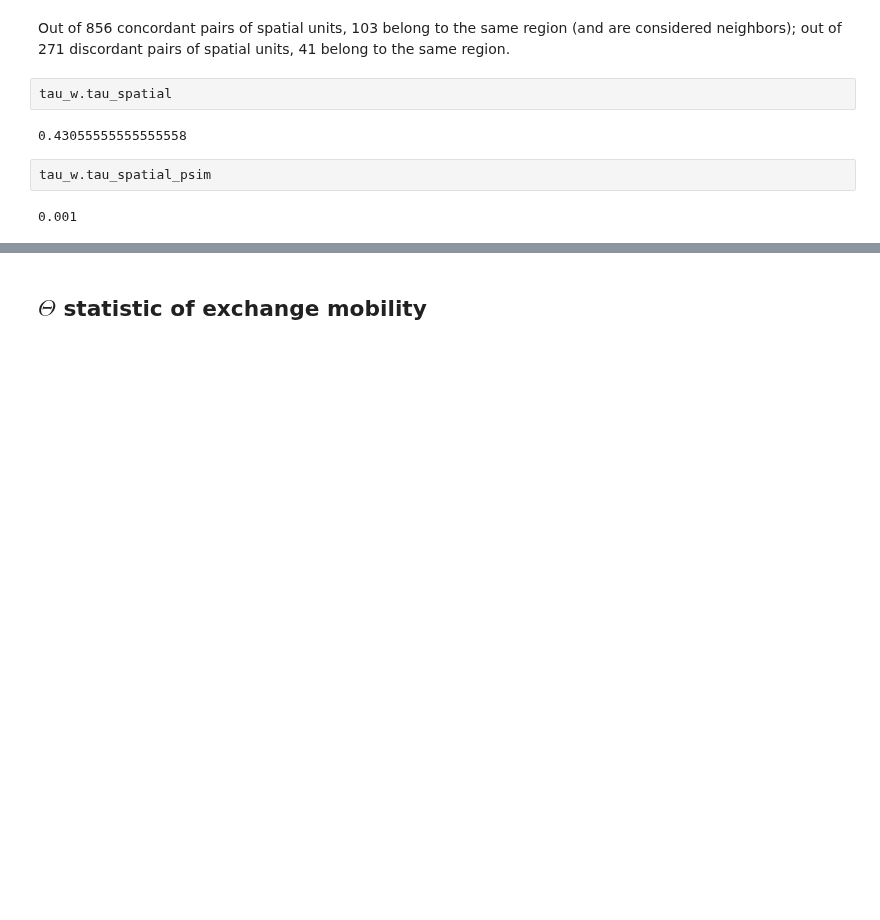
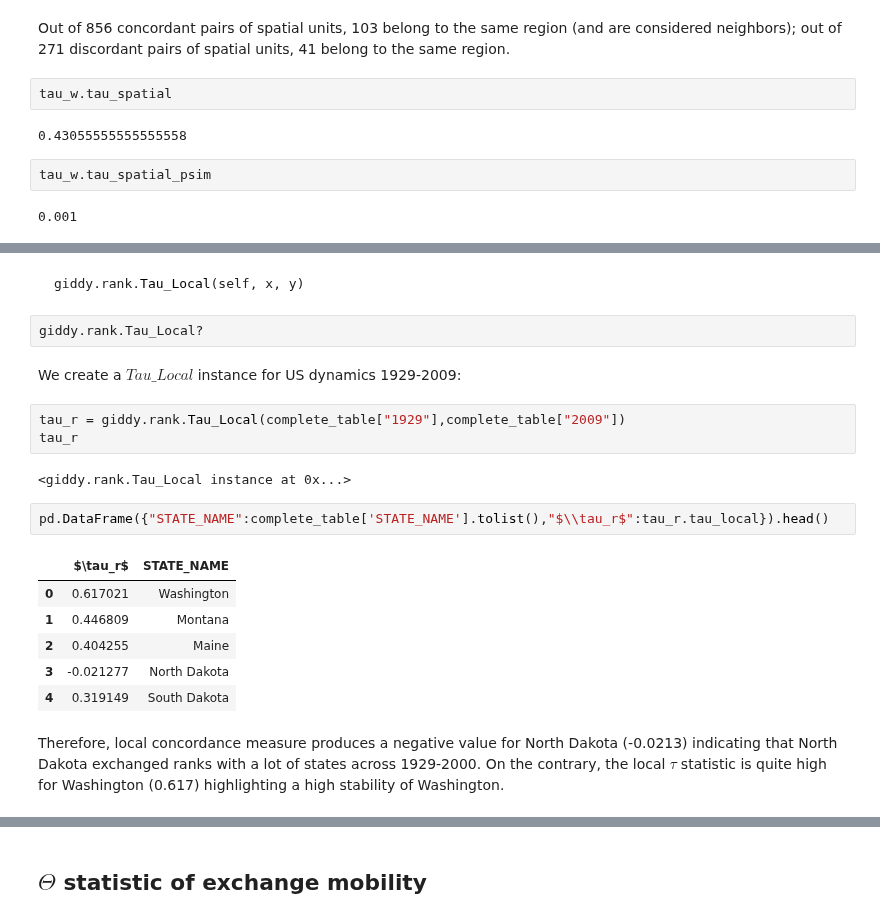
Before and after one commit to pysal/giddy, a Jupyter notebook: notebooks/Rank based Methods.ipynb, the cells around one changed output, grey strips where cells are left out. Cells and saved outputs as stored; diff of their text form; blank space fills up the shorter version.

````diff
--- a/notebooks/Rank based Methods.ipynb
+++ b/notebooks/Rank based Methods.ipynb
@@ -229,0 +326,24 @@ The estimate of spatial Kendall's $\tau$ is 0.431 and its p-value is 0.001 which
+# %% [markdown]
+```python
+giddy.rank.Tau_Local(self, x, y)
+```
+# %%
+giddy.rank.Tau_Local?
+# %% [markdown]
+We create a $Tau\_Local$ instance for US dynamics 1929-2009:
+# %%
+tau_r = giddy.rank.Tau_Local(complete_table["1929"],complete_table["2009"])
+tau_r
+# %% [output]
+<giddy.rank.Tau_Local instance at 0x...>
+# %%
+pd.DataFrame({"STATE_NAME":complete_table['STATE_NAME'].tolist(),"$\\tau_r$":tau_r.tau_local}).head()
+# %% [output]
+|  | $\tau_r$ | STATE_NAME |
+| 0 | 0.617021 | Washington |
+| 1 | 0.446809 | Montana |
+| 2 | 0.404255 | Maine |
+| 3 | -0.021277 | North Dakota |
+| 4 | 0.319149 | South Dakota |
+# %% [markdown]
+Therefore, local concordance measure produces a negative value for North Dakota (-0.0213) indicating that North Dakota exchanged ranks with a lot of states across 1929-2000. On the contrary, the local $\tau$ statistic is quite high for Washington (0.617) highlighting a high stability of Washington.
````
Also changed, not shown: parts of 46 cells of this notebook, 3 other files.
